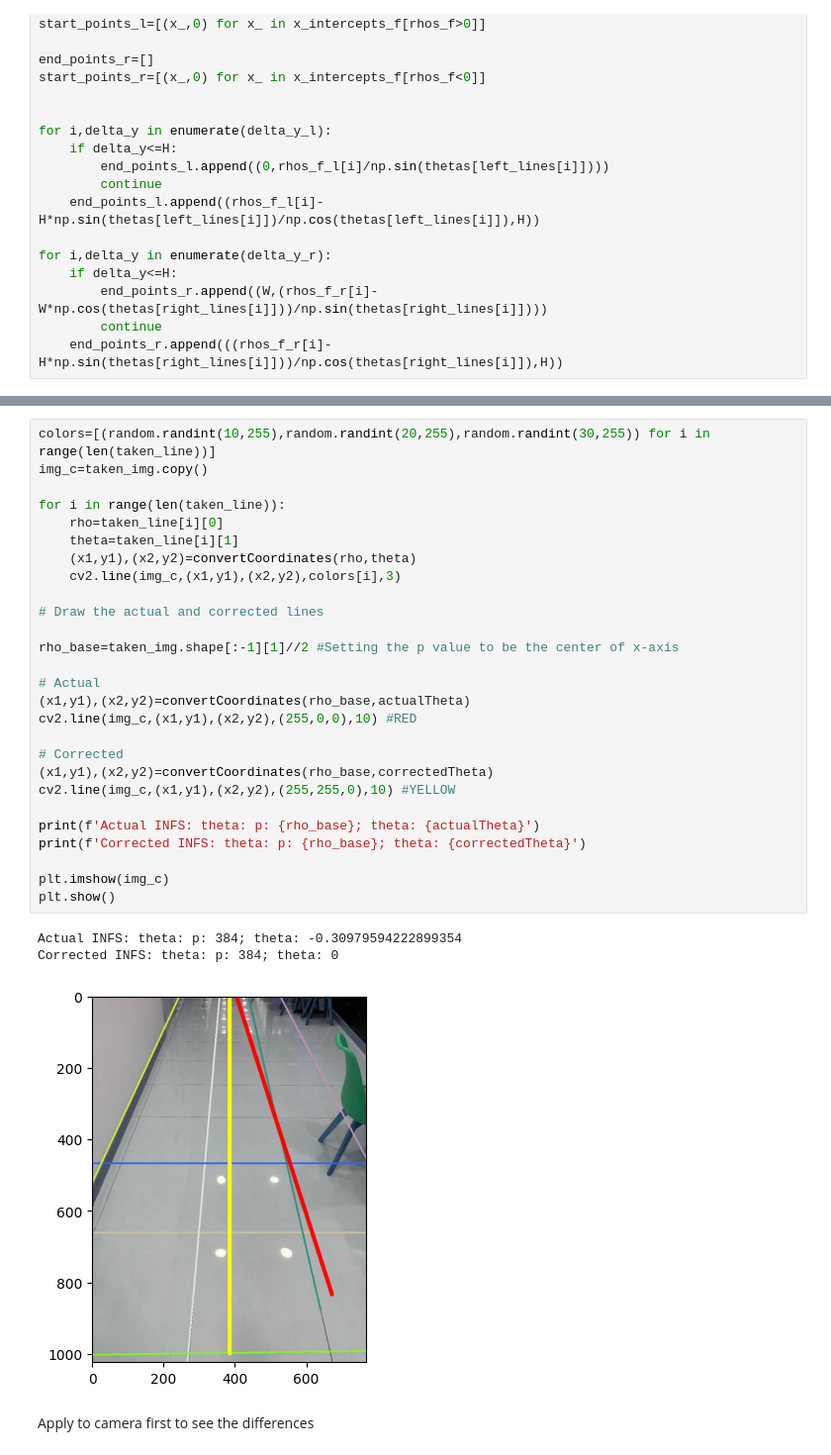
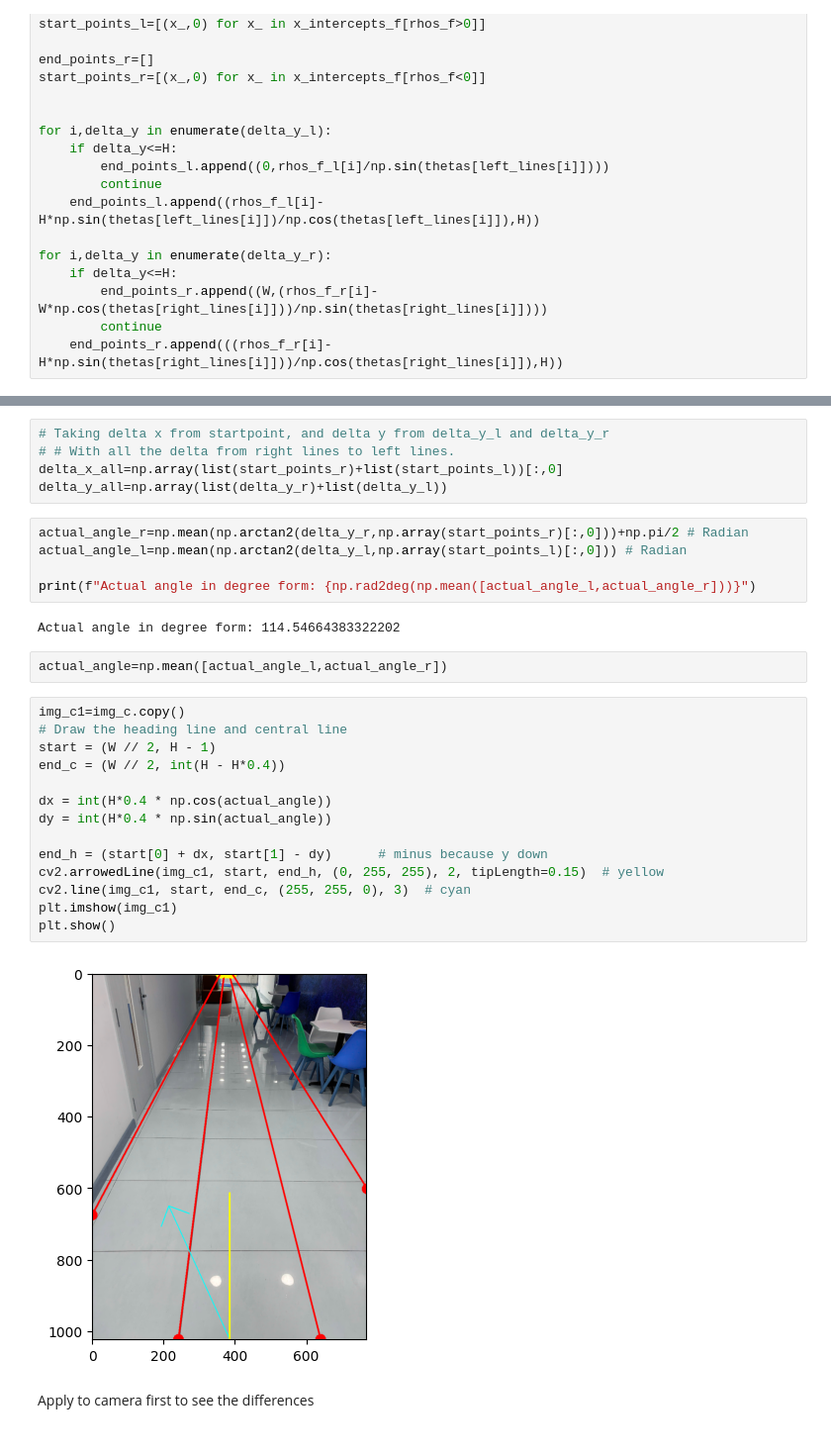
Before and after one commit to NhatNam041206/CVForGW_Project, a Jupyter notebook: analysis.ipynb, the cells around one changed output, grey strips where cells are left out. Shown at 99% size. Drawn from its saved outputs; the diff is of its cells as text.

Commit message:
Updated on showing angle and direction. But need to re-do again on finding the actual angle, since it likely off from. may use difference of opposite side (right and left).

```diff
--- a/analysis.ipynb
+++ b/analysis.ipynb
@@ -403,34 +403,33 @@ for i in range(len(start_points_l)):
-# %%
-colors=[(random.randint(10,255),random.randint(20,255),random.randint(30,255)) for i in range(len(taken_line))]
-img_c=taken_img.copy()
-
-for i in range(len(taken_line)):
-    rho=taken_line[i][0]
-    theta=taken_line[i][1]
-    (x1,y1),(x2,y2)=convertCoordinates(rho,theta)
-    cv2.line(img_c,(x1,y1),(x2,y2),colors[i],3)
-
-# Draw the actual and corrected lines
-
-rho_base=taken_img.shape[:-1][1]//2 #Setting the p value to be the center of x-axis
-
-# Actual
-(x1,y1),(x2,y2)=convertCoordinates(rho_base,actualTheta)
-cv2.line(img_c,(x1,y1),(x2,y2),(255,0,0),10) #RED
-
-# Corrected
-(x1,y1),(x2,y2)=convertCoordinates(rho_base,correctedTheta)
-cv2.line(img_c,(x1,y1),(x2,y2),(255,255,0),10) #YELLOW
-
-print(f'Actual INFS: theta: p: {rho_base}; theta: {actualTheta}')
-print(f'Corrected INFS: theta: p: {rho_base}; theta: {correctedTheta}')
-
-plt.imshow(img_c)
-plt.show()
-# %% [output]
-Actual INFS: theta: p: 384; theta: -0.30979594222899354
-Corrected INFS: theta: p: 384; theta: 0
-[figure, removed]
+# %%
+# Taking delta x from startpoint, and delta y from delta_y_l and delta_y_r
+# # With all the delta from right lines to left lines.
+delta_x_all=np.array(list(start_points_r)+list(start_points_l))[:,0]
+delta_y_all=np.array(list(delta_y_r)+list(delta_y_l))
+# %%
+actual_angle_r=np.mean(np.arctan2(delta_y_r,np.array(start_points_r)[:,0]))+np.pi/2 # Radian
+actual_angle_l=np.mean(np.arctan2(delta_y_l,np.array(start_points_l)[:,0])) # Radian
+
+print(f"Actual angle in degree form: {np.rad2deg(np.mean([actual_angle_l,actual_angle_r]))}")
+# %% [output]
+Actual angle in degree form: 114.54664383322202
+# %%
+actual_angle=np.mean([actual_angle_l,actual_angle_r])
+# %%
+img_c1=img_c.copy()
+# Draw the heading line and central line
+start = (W // 2, H - 1)
+end_c = (W // 2, int(H - H*0.4))
+
+dx = int(H*0.4 * np.cos(actual_angle))
+dy = int(H*0.4 * np.sin(actual_angle))
+
+end_h = (start[0] + dx, start[1] - dy)      # minus because y down
+cv2.arrowedLine(img_c1, start, end_h, (0, 255, 255), 2, tipLength=0.15)  # yellow
+cv2.line(img_c1, start, end_c, (255, 255, 0), 3)  # cyan
+plt.imshow(img_c1)
+plt.show()
+# %% [output]
+[figure, added]
 # %% [markdown]
 Apply to camera first to see the differences
 # %% [markdown]
```
Also changed, not shown: parts of 6 cells of this notebook.
